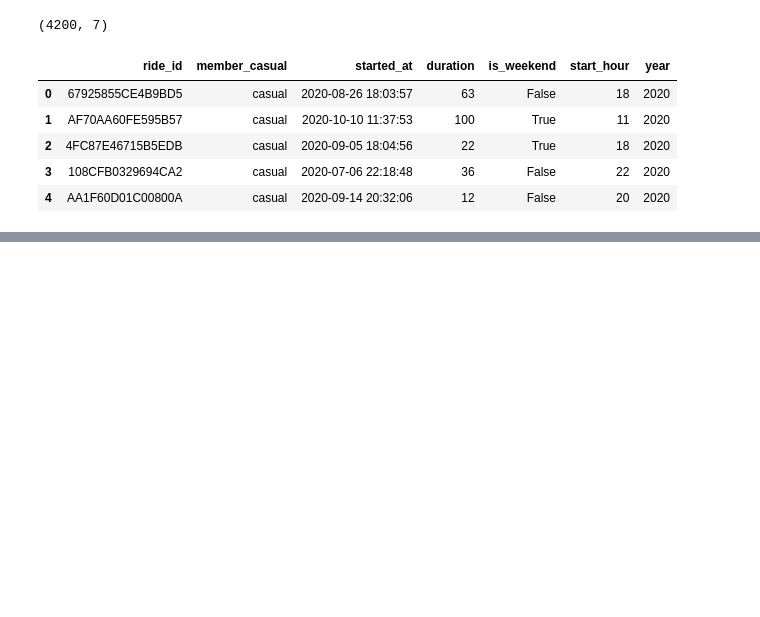
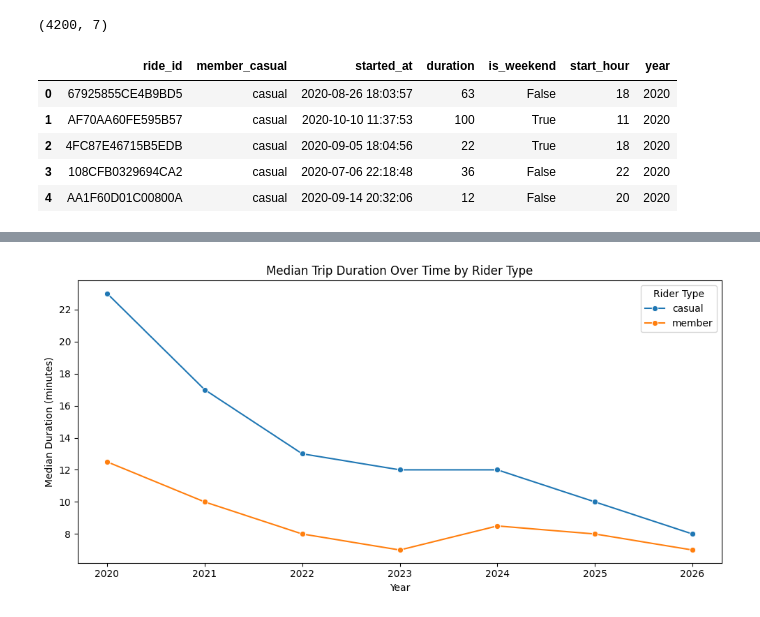
Before and after one commit to Knok98/Cyclistic-Training-Case-Study-Analysis, a Jupyter notebook: analyse.ipynb, the cells around one changed output, grey strips where cells are left out. Drawn from its saved outputs; the diff is of its cells as text; code cells hidden in the pictures; blank space fills up the shorter version.

```diff
--- a/analyse.ipynb
+++ b/analyse.ipynb
@@ -362,0 +472,8 @@ df_sample.to_pickle("data/df_sample.pkl")
+# %%
+df_year = (
+    df_sample
+    .groupby(["year", "member_casual"])["duration"]
+    .median()
+    .reset_index()
+)
+df_year.head()
@@ -362,0 +487,21 @@ df_sample.to_pickle("data/df_sample.pkl")
+# %%
+
+
+plt.figure(figsize=(10, 5))
+
+sns.lineplot(
+    data=df_year,
+    x="year",
+    y="duration",
+    hue="member_casual",
+    marker="o"
+)
+
+plt.title("Median Trip Duration Over Time by Rider Type")
+plt.xlabel("Year")
+plt.ylabel("Median Duration (minutes)")
+plt.legend(title="Rider Type")
+plt.tight_layout()
+plt.show()
+# %% [output]
+[figure, added]
```
Also changed, not shown: parts of 11 cells of this notebook.
